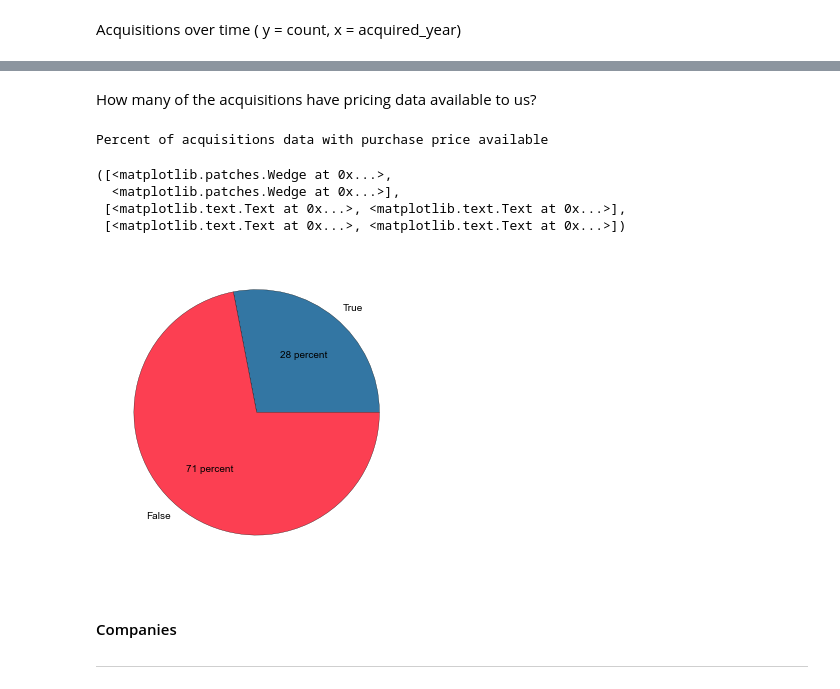
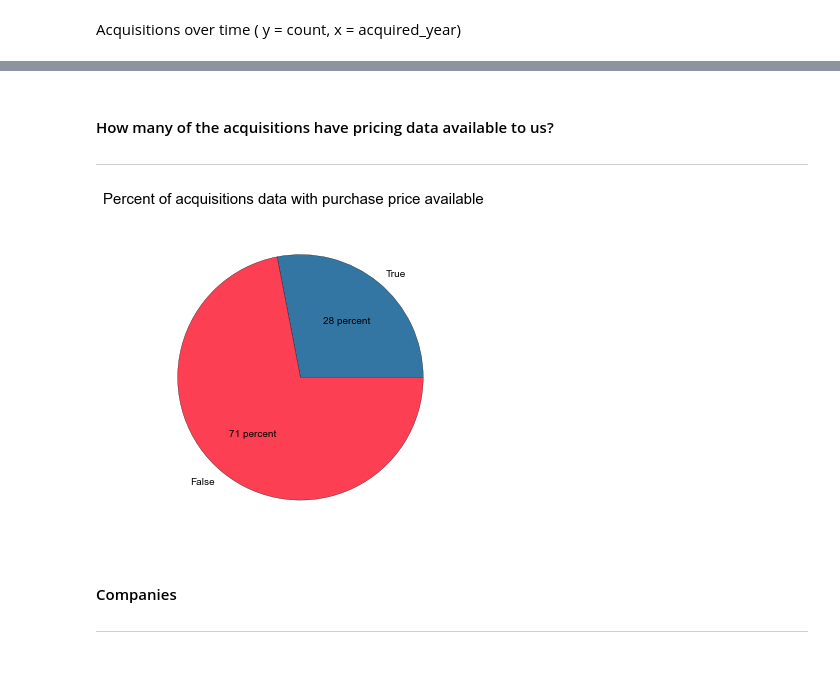
Before and after one commit to prabhamatta/Crunch-It, a Jupyter notebook: CrunchIt.ipynb, the cells around one changed output, grey strips where cells are left out. Cells and saved outputs as stored; diff of their text form; code cells hidden in the pictures.

Commit message:
added titles and axes for plots

```diff
--- a/CrunchIt.ipynb
+++ b/CrunchIt.ipynb
@@ -180,18 +178,14 @@ ax.set_xlabel('Year')
 # %% [markdown]
-How many of the acquisitions have pricing data available to us?
+<h2 style="font-size:15px; line-height:0px">How many of the acquisitions have pricing data available to us?</h2><hr style="line-height:0px;margin-bottom:-10px"/>
 # %%
-total = len(acquisitions)
+total = len(acquisitions) # 10114
 axes(aspect=1)
-with_data = len(acquisitions[acquisitions.price_amount >= 1])
-print 'Percent of acquisitions data with purchase price available'
+with_data = len(acquisitions[acquisitions.price_amount >= 1]) #2836
+plt.suptitle("Percent of acquisitions data with purchase price available", size=15)
 plt.pie([with_data, total - with_data],labels=['True','False'], autopct='%d percent', colors=[COLOR_BLUE, COLOR_RED])
+plt.show()
 # %% [output]
-Percent of acquisitions data with purchase price available
-([<matplotlib.patches.Wedge at 0x...>,
-  <matplotlib.patches.Wedge at 0x...>],
- [<matplotlib.text.Text at 0x...>, <matplotlib.text.Text at 0x...>],
- [<matplotlib.text.Text at 0x...>, <matplotlib.text.Text at 0x...>])
-[figure, old version]
+[figure, new version]
 # %% [markdown]
 <h2 style="font-size:15px; line-height:0px">Companies</h2><hr style="line-height:0px;margin-bottom:-10px"/>
 # %% [markdown]
```
Also changed, not shown: parts of 14 cells of this notebook.
